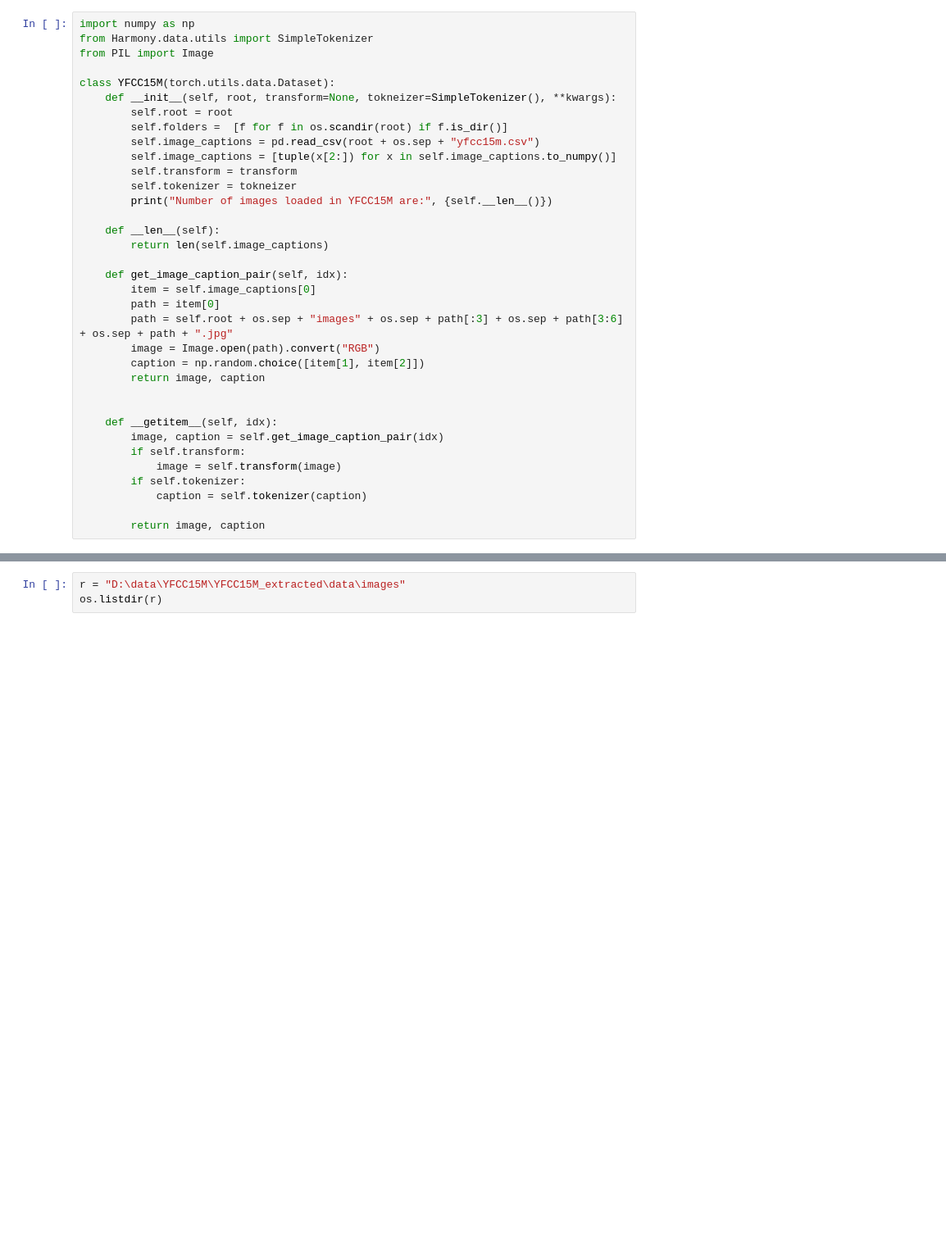
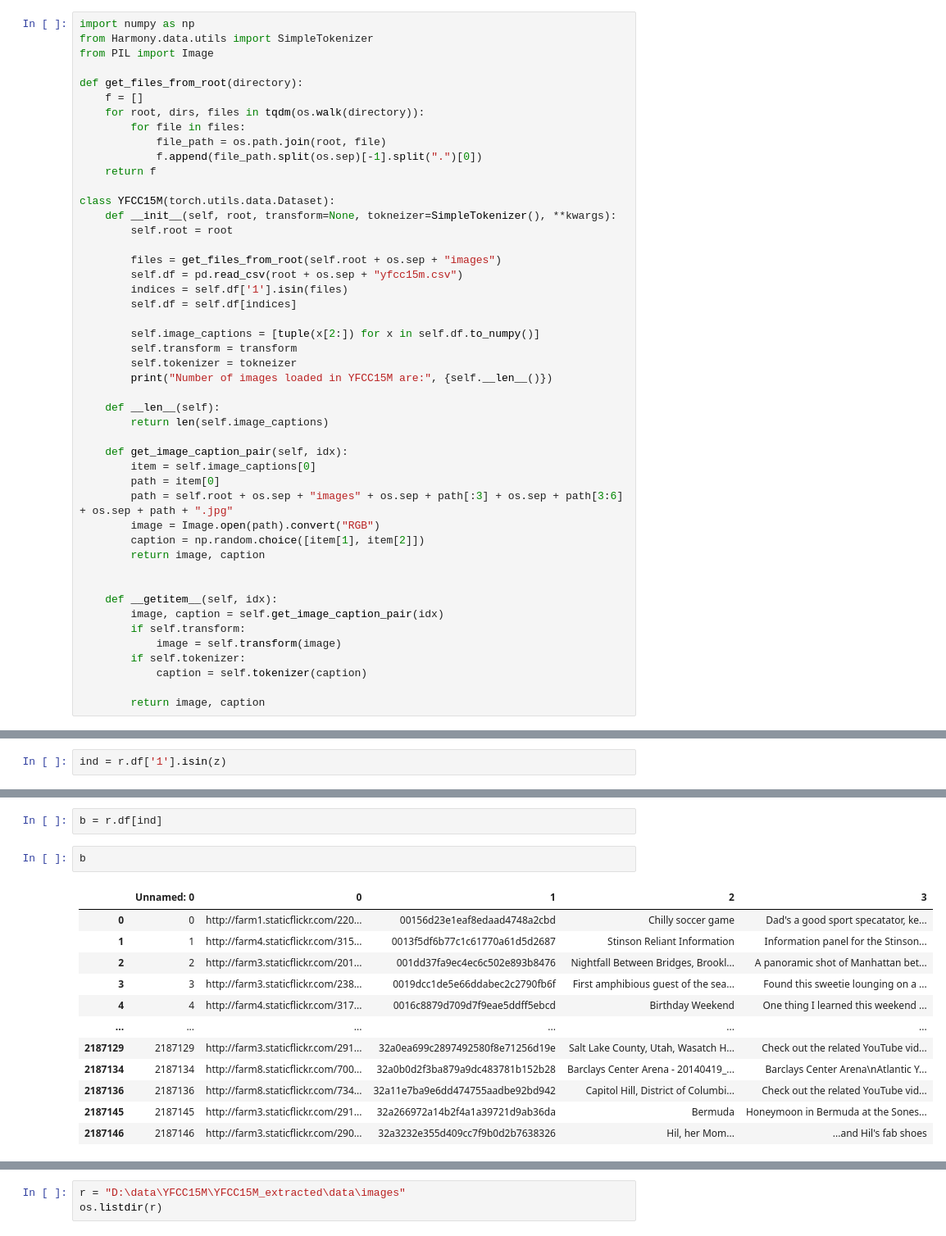
Before and after one commit to MohammedSB/Harmony, a Jupyter notebook: t.ipynb, the cells around one changed output, grey strips where cells are left out. Shown at 82% size. Saved outputs shown, nothing was run; the diff lists cells and outputs as text; blank space fills up the shorter version.

Commit message:
yfcc15 fixes

```diff
--- a/t.ipynb
+++ b/t.ipynb
@@ -26,12 +34,24 @@ import numpy as np
 from Harmony.data.utils import SimpleTokenizer
 from PIL import Image
 
+def get_files_from_root(directory):
+    f = []
+    for root, dirs, files in tqdm(os.walk(directory)):
+        for file in files:
+            file_path = os.path.join(root, file)
+            f.append(file_path.split(os.sep)[-1].split(".")[0])
+    return f
+
 class YFCC15M(torch.utils.data.Dataset):
     def __init__(self, root, transform=None, tokneizer=SimpleTokenizer(), **kwargs):
         self.root = root
-        self.folders =  [f for f in os.scandir(root) if f.is_dir()]
-        self.image_captions = pd.read_csv(root + os.sep + "yfcc15m.csv")
-        self.image_captions = [tuple(x[2:]) for x in self.image_captions.to_numpy()]
+
+        files = get_files_from_root(self.root + os.sep + "images")
+        self.df = pd.read_csv(root + os.sep + "yfcc15m.csv")
+        indices = self.df['1'].isin(files)
+        self.df = self.df[indices]
+
+        self.image_captions = [tuple(x[2:]) for x in self.df.to_numpy()]
         self.transform = transform
         self.tokenizer = tokneizer
         print("Number of images loaded in YFCC15M are:", {self.__len__()})
@@ -79,0 +95,2 @@ d.iloc[0]
+# %%
+ind = r.df['1'].isin(z)
@@ -79,0 +114,17 @@ d.iloc[0]
+# %%
+b = r.df[ind]
+# %%
+b
+# %% [output]
+|  | Unnamed: 0 | 0 | 1 | 2 | 3 |
+| 0 | 0 | http://farm1.staticflickr.com/220... | 00156d23e1eaf8edaad4748a2cbd | Chilly soccer game | Dad's a good sport specatator, ke... |
+| 1 | 1 | http://farm4.staticflickr.com/315... | 0013f5df6b77c1c61770a61d5d2687 | Stinson Reliant Information | Information panel for the Stinson... |
+| 2 | 2 | http://farm3.staticflickr.com/201... | 001dd37fa9ec4ec6c502e893b8476 | Nightfall Between Bridges, Brookl... | A panoramic shot of Manhattan bet... |
+| 3 | 3 | http://farm3.staticflickr.com/238... | 0019dcc1de5e66ddabec2c2790fb6f | First amphibious guest of the sea... | Found this sweetie lounging on a ... |
+| 4 | 4 | http://farm4.staticflickr.com/317... | 0016c8879d709d7f9eae5ddff5ebcd | Birthday Weekend | One thing I learned this weekend ... |
+| ... | ... | ... | ... | ... | ... |
+| 2187129 | 2187129 | http://farm3.staticflickr.com/291... | 32a0ea699c2897492580f8e71256d19e | Salt Lake County, Utah, Wasatch H... | Check out the related YouTube vid... |
+| 2187134 | 2187134 | http://farm8.staticflickr.com/700... | 32a0b0d2f3ba879a9dc483781b152b28 | Barclays Center Arena - 20140419_... | Barclays Center Arena\nAtlantic Y... |
+| 2187136 | 2187136 | http://farm8.staticflickr.com/734... | 32a11e7ba9e6dd474755aadbe92bd942 | Capitol Hill, District of Columbi... | Check out the related YouTube vid... |
+| 2187145 | 2187145 | http://farm3.staticflickr.com/291... | 32a266972a14b2f4a1a39721d9ab36da | Bermuda | Honeymoon in Bermuda at the Sones... |
+| 2187146 | 2187146 | http://farm3.staticflickr.com/290... | 32a3232e355d409cc7f9b0d2b7638326 | Hil, her Mom... | ...and Hil's fab shoes |
```
Also changed, not shown: parts of 28 cells of this notebook, 1 other file.
